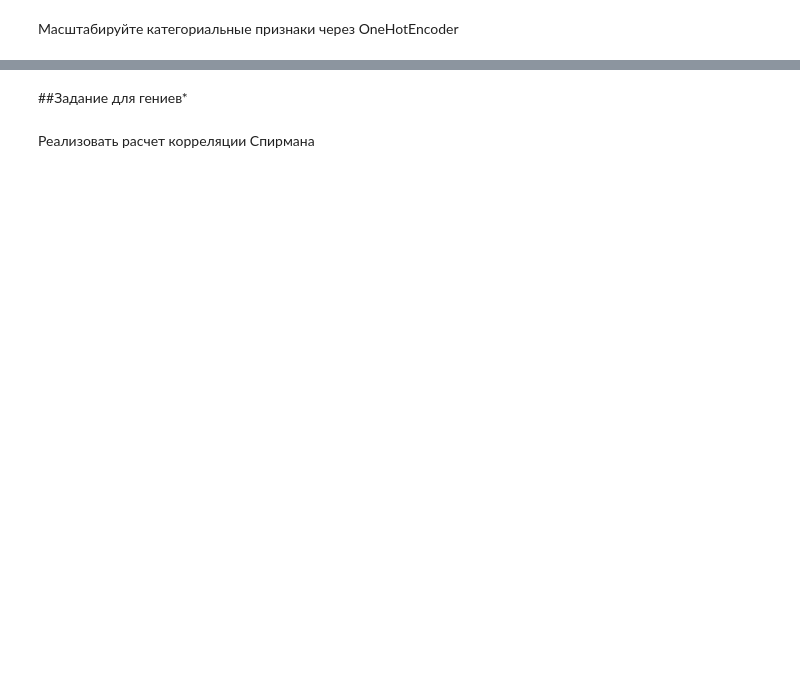
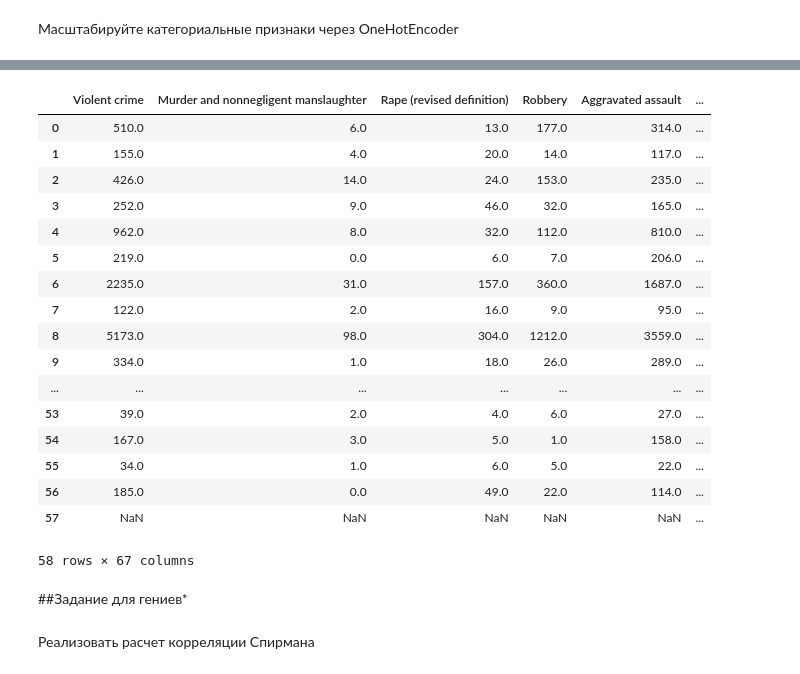
Before and after one commit to Artorius81/labs_ml_basov, a Jupyter notebook: labs/Задание_3_Басов.ipynb, the cells around one changed output, grey strips where cells are left out. Drawn from its saved outputs; the diff is of its cells as text; code cells hidden in the pictures; blank space fills up the shorter version.

```diff
--- a/labs/Задание_3_Басов.ipynb
+++ b/labs/Задание_3_Басов.ipynb
@@ -252,3 +482,9 @@ from sklearn.preprocessing import OneHotEncoder
 
 # Create an instance of OneHotEncoder
 encoder = OneHotEncoder()
+
+cols = df.select_dtypes(include=['category']).columns
+encoded = pd.get_dummies(df, columns=cols, drop_first=True)
+features = encoder.fit_transform(df[cols])
+encoded_columns = encoder.get_feature_names_out(cols)
+encoded_columns
@@ -255,3 +509,24 @@ encoder = OneHotEncoder()
+# %%
+encoded
+# %% [output]
+|  | Violent crime | Murder and nonnegligent manslaughter | Rape (revised definition) | Robbery | Aggravated assault | ... |
+| 0 | 510.0 | 6.0 | 13.0 | 177.0 | 314.0 | ... |
+| 1 | 155.0 | 4.0 | 20.0 | 14.0 | 117.0 | ... |
+| 2 | 426.0 | 14.0 | 24.0 | 153.0 | 235.0 | ... |
+| 3 | 252.0 | 9.0 | 46.0 | 32.0 | 165.0 | ... |
+| 4 | 962.0 | 8.0 | 32.0 | 112.0 | 810.0 | ... |
+| 5 | 219.0 | 0.0 | 6.0 | 7.0 | 206.0 | ... |
+| 6 | 2235.0 | 31.0 | 157.0 | 360.0 | 1687.0 | ... |
+| 7 | 122.0 | 2.0 | 16.0 | 9.0 | 95.0 | ... |
+| 8 | 5173.0 | 98.0 | 304.0 | 1212.0 | 3559.0 | ... |
+| 9 | 334.0 | 1.0 | 18.0 | 26.0 | 289.0 | ... |
+| ... | ... | ... | ... | ... | ... | ... |
+| 53 | 39.0 | 2.0 | 4.0 | 6.0 | 27.0 | ... |
+| 54 | 167.0 | 3.0 | 5.0 | 1.0 | 158.0 | ... |
+| 55 | 34.0 | 1.0 | 6.0 | 5.0 | 22.0 | ... |
+| 56 | 185.0 | 0.0 | 49.0 | 22.0 | 114.0 | ... |
+| 57 | NaN | NaN | NaN | NaN | NaN | ... |
+58 rows × 67 columns
 # %% [markdown]
 ##Задание для гениев*
 # %% [markdown]
```
Also changed, not shown: parts of 21 cells of this notebook.
